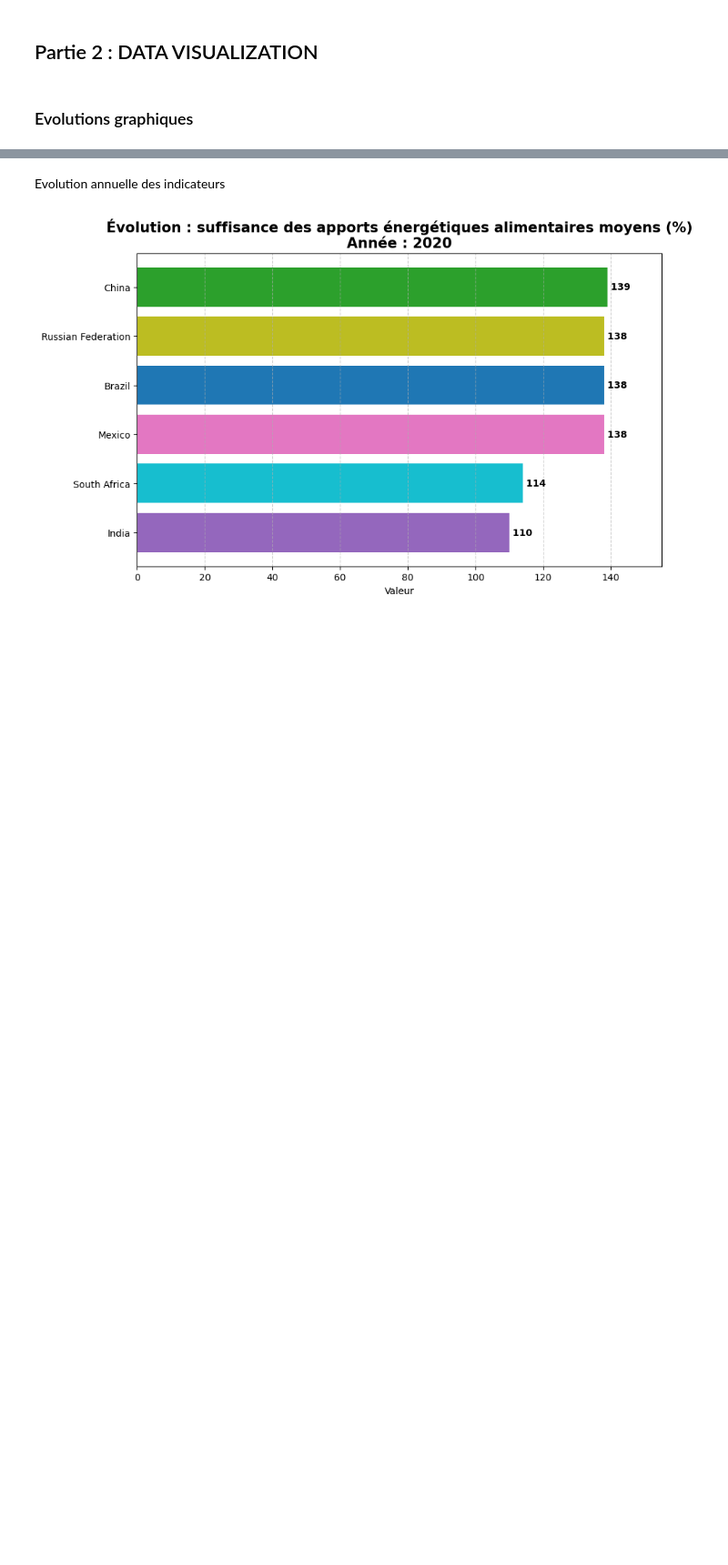
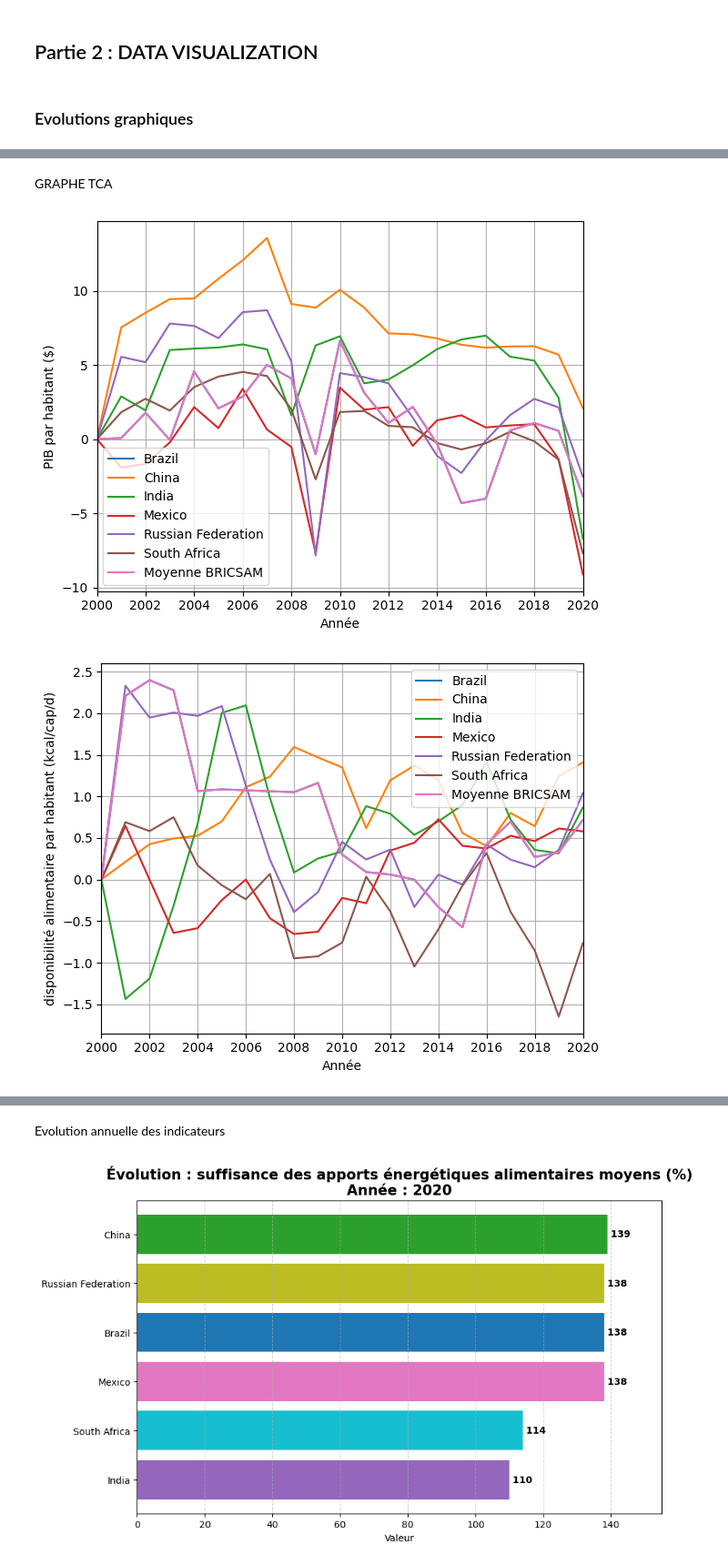
Before and after one commit to yczk9/projet_py4ds_Reis_Crapsky, a Jupyter notebook: Notebook_principal.ipynb, the cells around one changed output, grey strips where cells are left out. Shown at 91% size. Drawn from its saved outputs; the diff is of its cells as text; code cells hidden in the pictures; blank space fills up the shorter version.

```diff
--- a/Notebook_principal.ipynb
+++ b/Notebook_principal.ipynb
@@ -431,0 +434,8 @@ for indicator in indicators :
+# %% [markdown]
+GRAPHE TCA
+# %%
+for indicator in indicators :
+    dv.graph_evol_TCA(data_BRICSAM_pivot, indicator)
+# %% [output]
+[figure, added]
+[figure, added]
```
Also changed, not shown: parts of 13 cells of this notebook, 3 other files.
